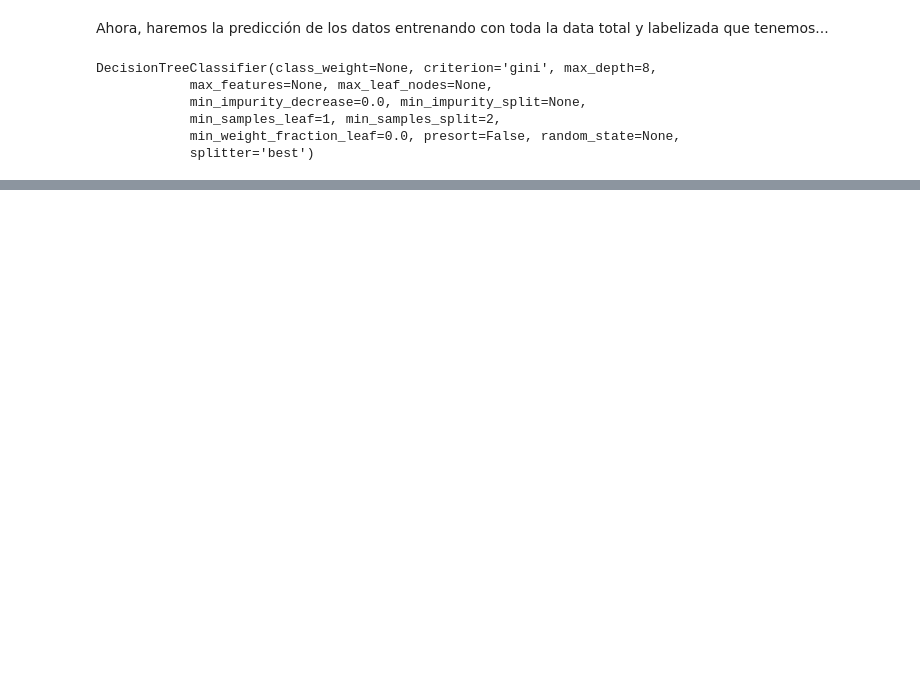
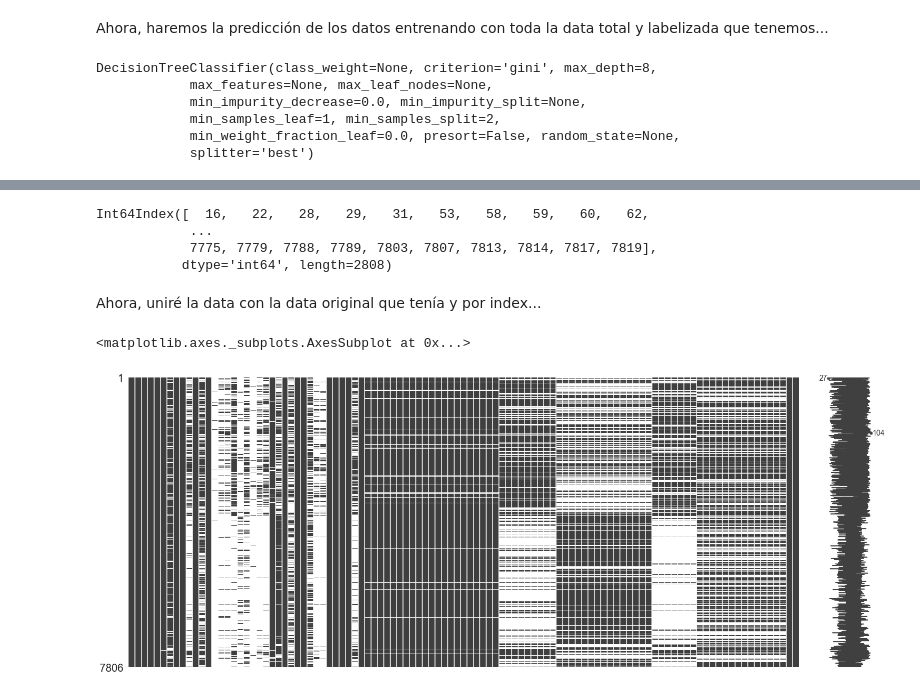
Before and after one commit to PBenavides/Automated-Valuation-Model-Lima, a Jupyter notebook: Analisis_casas_pt_2.ipynb, the cells around one changed output, grey strips where cells are left out. Cells and saved outputs as stored; diff of their text form; code cells hidden in the pictures; blank space fills up the shorter version.

```diff
--- a/Analisis_casas_pt_2.ipynb
+++ b/Analisis_casas_pt_2.ipynb
@@ -346,0 +347,7 @@ array([3., 2., 3., ..., 2., 2., 2.])
+# %%
+X_predict_.index
+# %% [output]
+Int64Index([  16,   22,   28,   29,   31,   53,   58,   59,   60,   62,
+            ...
+            7775, 7779, 7788, 7789, 7803, 7807, 7813, 7814, 7817, 7819],
+           dtype='int64', length=2808)
@@ -346,0 +359,10 @@ array([3., 2., 3., ..., 2., 2., 2.])
+# %% [markdown]
+Ahora, uniré la data con la data original que tenía y por index...
+# %%
+#Ahora hemos unido el dataframe finalmente y nuestra cantidad de nulos ha disminuido!!!
+df.loc[X_predict_.index,'Nro_pisos'] = Y_predict
+# %%
+msno.matrix(df)
+# %% [output]
+<matplotlib.axes._subplots.AxesSubplot at 0x...>
+[figure, added]
```
Also changed, not shown: parts of 4 cells of this notebook.
